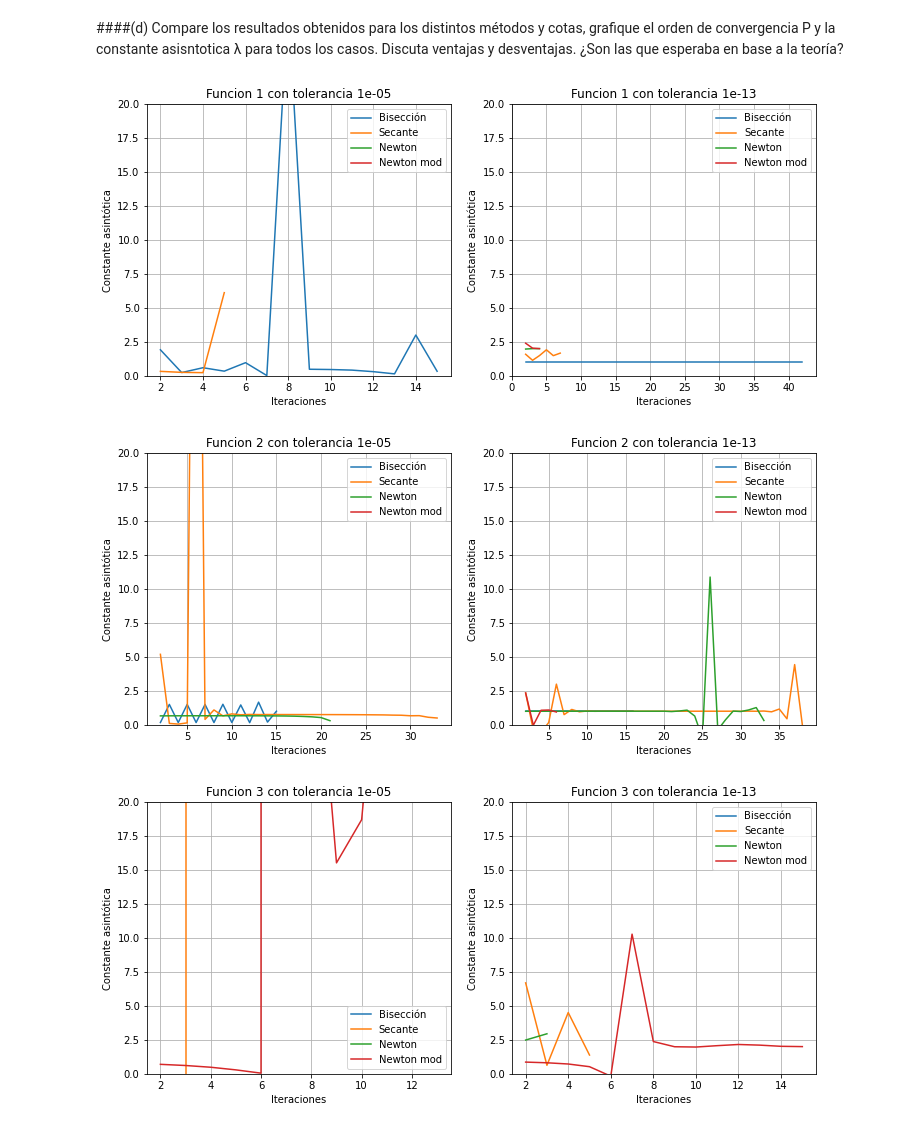
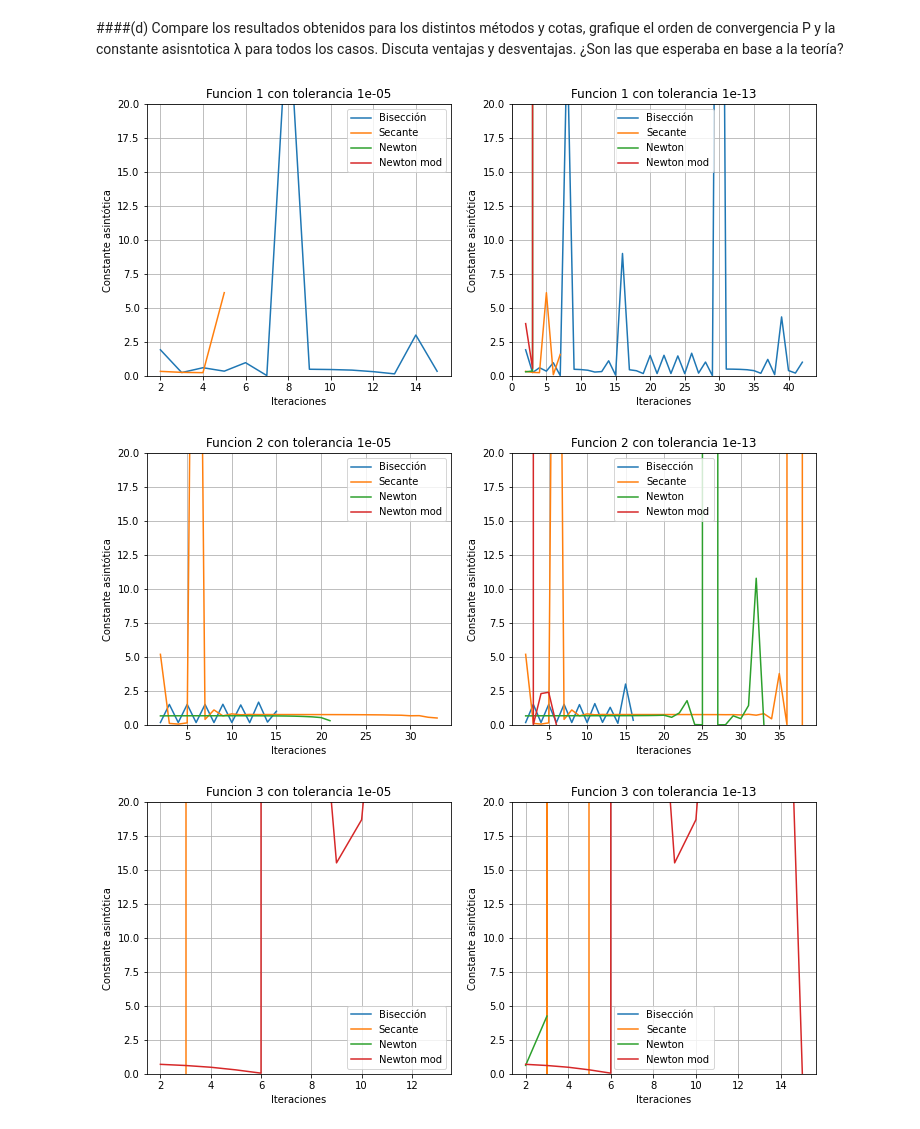
Before and after one commit to Melzr/Numerico, a Jupyter notebook: TP1/TP1.ipynb, the cells around one changed output. Saved outputs shown, nothing was run; the diff lists cells and outputs as text; code cells hidden in the pictures.

Commit message:
Arreglados graficos y error Leibniz

```diff
--- a/TP1/TP1.ipynb
+++ b/TP1/TP1.ipynb
@@ -499,52 +499,52 @@ def calcular_constante_asintotica(historial):
 
 def graficar_constante_asintotica(f, df, ddf, semilla, semilla_1, semilla_2, cota_error_1, cota_error_2, nombre_funcion):
 
-  convergencia_biseccion = calcular_constante_asintotica(biseccion(0, 2, f, cota_error_1, max_iteraciones))
-  convergencia_secante = calcular_constante_asintotica(secante(f, semilla_1, semilla_2, cota_error_1, max_iteraciones))
-  convergencia_newton = calcular_constante_asintotica(newton_raphson(semilla, f, df, 100, cota_error_1))
-  convergencia_newton_mod = calcular_constante_asintotica(newton_raphson_modificado(semilla, f, df, ddf, 100, cota_error_1))
+  constante_asintotica_biseccion = calcular_constante_asintotica(biseccion(0, 2, f, cota_error_1, max_iteraciones))
+  constante_asintotica_secante = calcular_constante_asintotica(secante(f, semilla_1, semilla_2, cota_error_1, max_iteraciones))
+  constante_asintotica_newton = calcular_constante_asintotica(newton_raphson(semilla, f, df, 100, cota_error_1))
+  constante_asintotica_newton_mod = calcular_constante_asintotica(newton_raphson_modificado(semilla, f, df, ddf, 100, cota_error_1))
 
   fig, axs = plt.subplots(1,2,figsize=(12,5))
-  axs[0].plot(convergencia_biseccion, label='Bisección')
-  axs[0].plot(convergencia_secante, label='Secante')
-  axs[0].plot(convergencia_newton, label='Newton')
-  axs[0].plot(convergencia_newton_mod, label='Newton mod')
+  axs[0].plot(constante_asintotica_biseccion, label='Bisección')
+  axs[0].plot(constante_asintotica_secante, label='Secante')
+  axs[0].plot(constante_asintotica_newton, label='Newton')
+  axs[0].plot(constante_asintotica_newton_mod, label='Newton mod')
   axs[0].set_ylim([0, 20])
   axs[0].set_xlabel('Iteraciones')
   axs[0].set_ylabel('Constante asintótica')
   axs[0].set_title(nombre_funcion + ' con tolerancia ' + str(cota_error_1))
   axs[0].grid()
   axs[0].legend()
 
-  convergencia_biseccion = calcular_convergencia(biseccion(0, 2, f, cota_error_2, max_iteraciones))
-  convergencia_secante = calcular_convergencia(secante(f, semilla_1, semilla_2, cota_error_2, max_iteraciones))
-  convergencia_newton = calcular_convergencia(newton_raphson(semilla, f, df, 100, cota_error_2))
-  convergencia_newton_mod = calcular_convergencia(newton_raphson_modificado(semilla, f, df, ddf, 100, cota_error_2))
+  constante_asintotica_biseccion = calcular_constante_asintotica(biseccion(0, 2, f, cota_error_2, max_iteraciones))
+  constante_asintotica_secante = calcular_constante_asintotica(secante(f, semilla_1, semilla_2, cota_error_2, max_iteraciones))
+  constante_asintotica_newton = calcular_constante_asintotica(newton_raphson(semilla, f, df, 100, cota_error_2))
+  constante_asintotica_newton_mod = calcular_constante_asintotica(newton_raphson_modificado(semilla, f, df, ddf, 100, cota_error_2))
 
-  axs[1].plot(convergencia_biseccion, label='Bisección')
-  axs[1].plot(convergencia_secante, label='Secante')
-  axs[1].plot(convergencia_newton, label='Newton')
-  axs[1].plot(convergencia_newton_mod, label='Newton mod')
+  axs[1].plot(constante_asintotica_biseccion, label='Bisección')
+  axs[1].plot(constante_asintotica_secante, label='Secante')
+  axs[1].plot(constante_asintotica_newton, label='Newton')
+  axs[1].plot(constante_asintotica_newton_mod, label='Newton mod')
   axs[1].set_ylim([0, 20])
   axs[1].set_xlabel('Iteraciones')
   axs[1].set_ylabel('Constante asintótica')
   axs[1].set_title(nombre_funcion + ' con tolerancia ' + str(cota_error_2))
   axs[1].grid()
   axs[1].legend()
 
   plt.show()
   #print(ns)
 
 graficar_constante_asintotica(f1, df1, ddf1, 1, 0, 2, cota_1, cota_2, 'Funcion 1')
 graficar_constante_asintotica(f2, df2, ddf2, 1, 0, 2, cota_1, cota_2, 'Funcion 2')
 graficar_constante_asintotica(f3, df3, ddf3, 1.7, 1.4, 1.7, cota_1, cota_2, 'Funcion 3')
 #graficar_constante_asintotica(newton_raphson(semilla, f1, df1, 100, cota_error))
 #graficar_constante_asintotica(newton_raphson(0.45, f2, df2, 100, cota_error))
 #graficar_constante_asintotica(newton_raphson(semilla, f3, df3, 100, cota_error))
 # %% [output]
-[figure, old version]
+[figure, new version]
-[figure, old version]
+[figure, new version]
-[figure, old version]
+[figure, new version]
 # %%
 #dado el historial de iteraciones calcula la convergencia para cada una
 def calcular_convergencia(historial):
```
Also changed, not shown: parts of 4 cells of this notebook, 5 other files.
